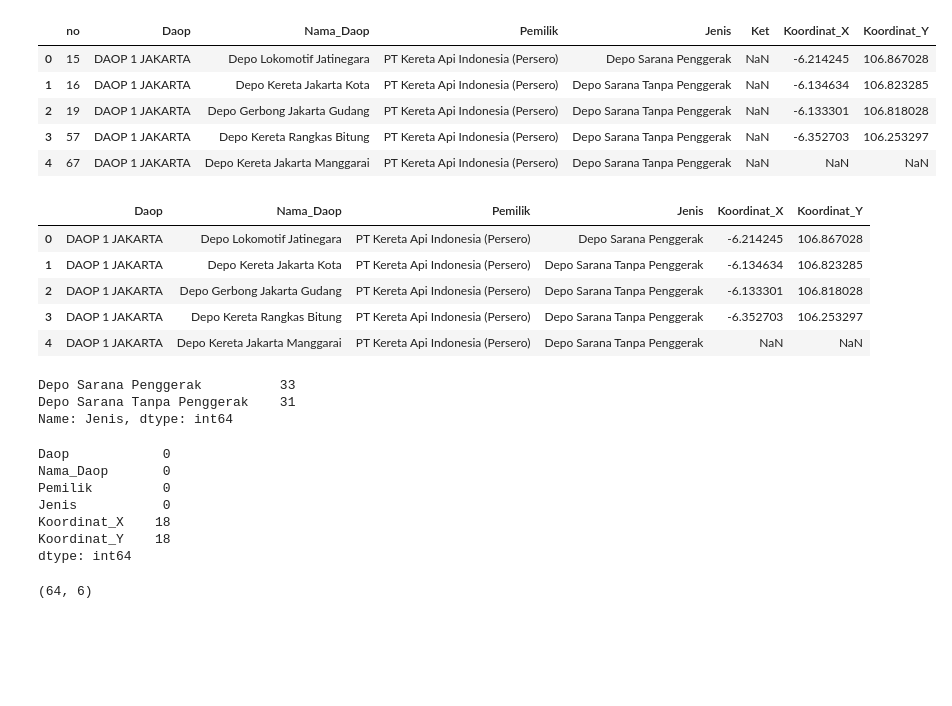
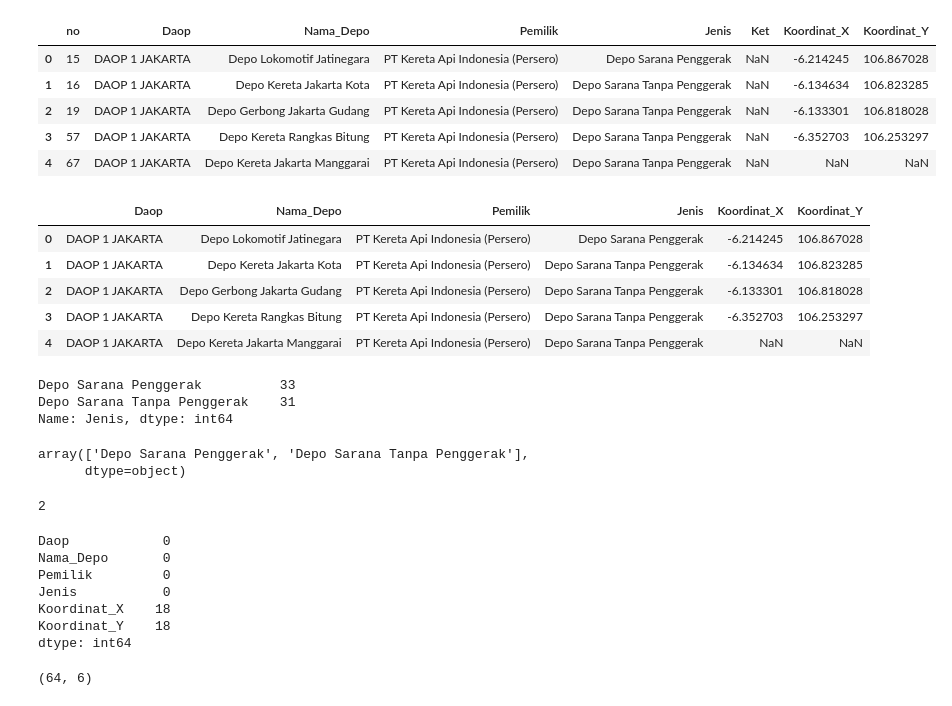
Before and after one commit to cktheone/DQLab, a Jupyter notebook: Latihan/depo.ipynb, the cells around one changed output. Cells and saved outputs as stored; diff of their text form; code cells hidden in the pictures; blank space fills up the shorter version.

Commit message:
template update database sarana

```diff
--- a/Latihan/depo.ipynb
+++ b/Latihan/depo.ipynb
@@ -1,10 +1,10 @@
 # %%
 import pandas as pd
-colnames=['no', 'Daop', 'Nama_Daop', 'Pemilik', 'Jenis', 'Ket', 'Koordinat_X', 'Koordinat_Y']
+colnames=['no', 'Daop', 'Nama_Depo', 'Pemilik', 'Jenis', 'Ket', 'Koordinat_X', 'Koordinat_Y']
 data = pd.read_excel('data_source/depo.xlsx', sheet_name='depo', names=colnames)
 data.head()
 # %% [output]
-|  | no | Daop | Nama_Daop | Pemilik | Jenis | Ket | Koordinat_X | Koordinat_Y |
+|  | no | Daop | Nama_Depo | Pemilik | Jenis | Ket | Koordinat_X | Koordinat_Y |
 | 0 | 15 | DAOP 1 JAKARTA | Depo Lokomotif Jatinegara | PT Kereta Api Indonesia (Persero) | Depo Sarana Penggerak | NaN | -6.214245 | 106.867028 |
 | 1 | 16 | DAOP 1 JAKARTA | Depo Kereta Jakarta Kota | PT Kereta Api Indonesia (Persero) | Depo Sarana Tanpa Penggerak | NaN | -6.134634 | 106.823285 |
 | 2 | 19 | DAOP 1 JAKARTA | Depo Gerbong Jakarta Gudang | PT Kereta Api Indonesia (Persero) | Depo Sarana Tanpa Penggerak | NaN | -6.133301 | 106.818028 |
@@ -15,7 +15,7 @@ data.drop(columns=['no', 'Ket'], inplace = True)
 # %%
 data.head()
 # %% [output]
-|  | Daop | Nama_Daop | Pemilik | Jenis | Koordinat_X | Koordinat_Y |
+|  | Daop | Nama_Depo | Pemilik | Jenis | Koordinat_X | Koordinat_Y |
 | 0 | DAOP 1 JAKARTA | Depo Lokomotif Jatinegara | PT Kereta Api Indonesia (Persero) | Depo Sarana Penggerak | -6.214245 | 106.867028 |
 | 1 | DAOP 1 JAKARTA | Depo Kereta Jakarta Kota | PT Kereta Api Indonesia (Persero) | Depo Sarana Tanpa Penggerak | -6.134634 | 106.823285 |
 | 2 | DAOP 1 JAKARTA | Depo Gerbong Jakarta Gudang | PT Kereta Api Indonesia (Persero) | Depo Sarana Tanpa Penggerak | -6.133301 | 106.818028 |
@@ -27,11 +27,20 @@ data['Jenis'].value_counts(dropna=False)
 Depo Sarana Penggerak          33
 Depo Sarana Tanpa Penggerak    31
 Name: Jenis, dtype: int64
+# %%
+data['Jenis'].unique()
+# %% [output]
+array(['Depo Sarana Penggerak', 'Depo Sarana Tanpa Penggerak'],
+      dtype=object)
+# %%
+data['Jenis'].nunique()
+# %% [output]
+2
 # %%
 data.isna().sum()
 # %% [output]
 Daop            0
-Nama_Daop       0
+Nama_Depo       0
 Pemilik         0
 Jenis           0
 Koordinat_X    18
```
Also changed, not shown: parts of 7 cells of this notebook, 24 other files.
